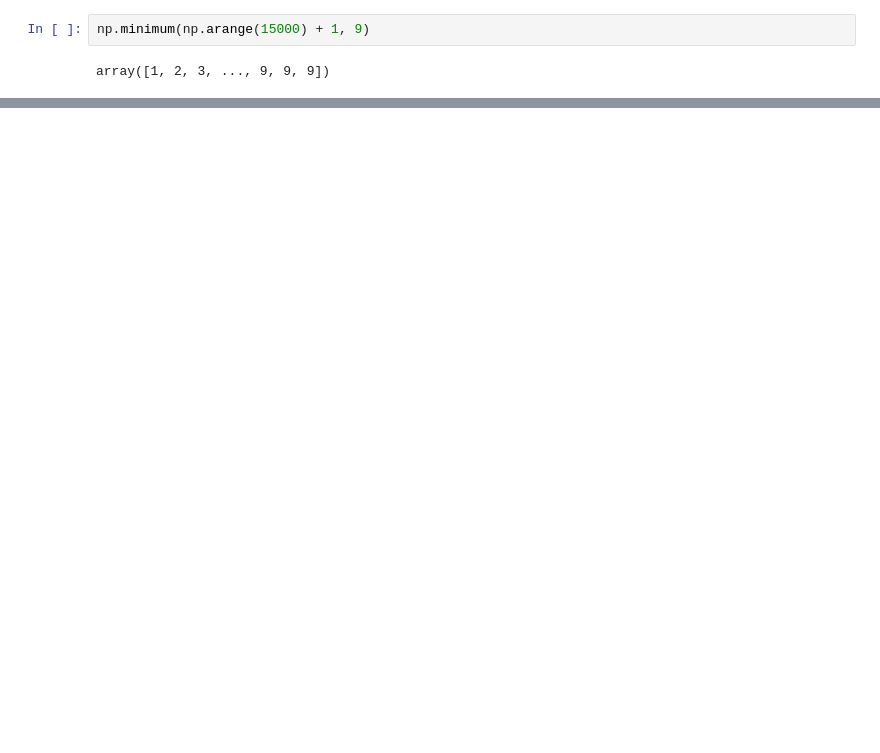
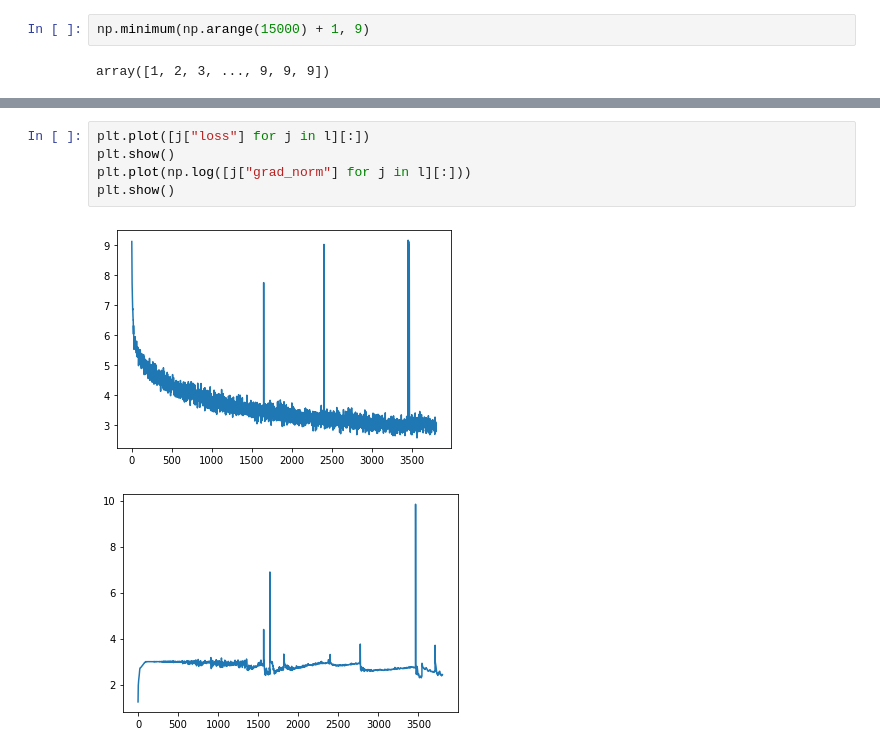
Before and after one commit to HastingsGreer/FeatureMapICON, a Jupyter notebook: notebooks/training_graphs.ipynb, the cells around one changed output, grey strips where cells are left out. Drawn from its saved outputs; the diff is of its cells as text; blank space fills up the shorter version.

```diff
--- a/notebooks/training_graphs.ipynb
+++ b/notebooks/training_graphs.ipynb
@@ -38,0 +50,8 @@ plt.plot(losses[-1][:50])
+# %%
+plt.plot([j["loss"] for j in l][:])
+plt.show()
+plt.plot(np.log([j["grad_norm"] for j in l][:]))
+plt.show()
+# %% [output]
+[figure, added]
+[figure, added]
```
Also changed, not shown: parts of 5 cells of this notebook, 1 other file.
